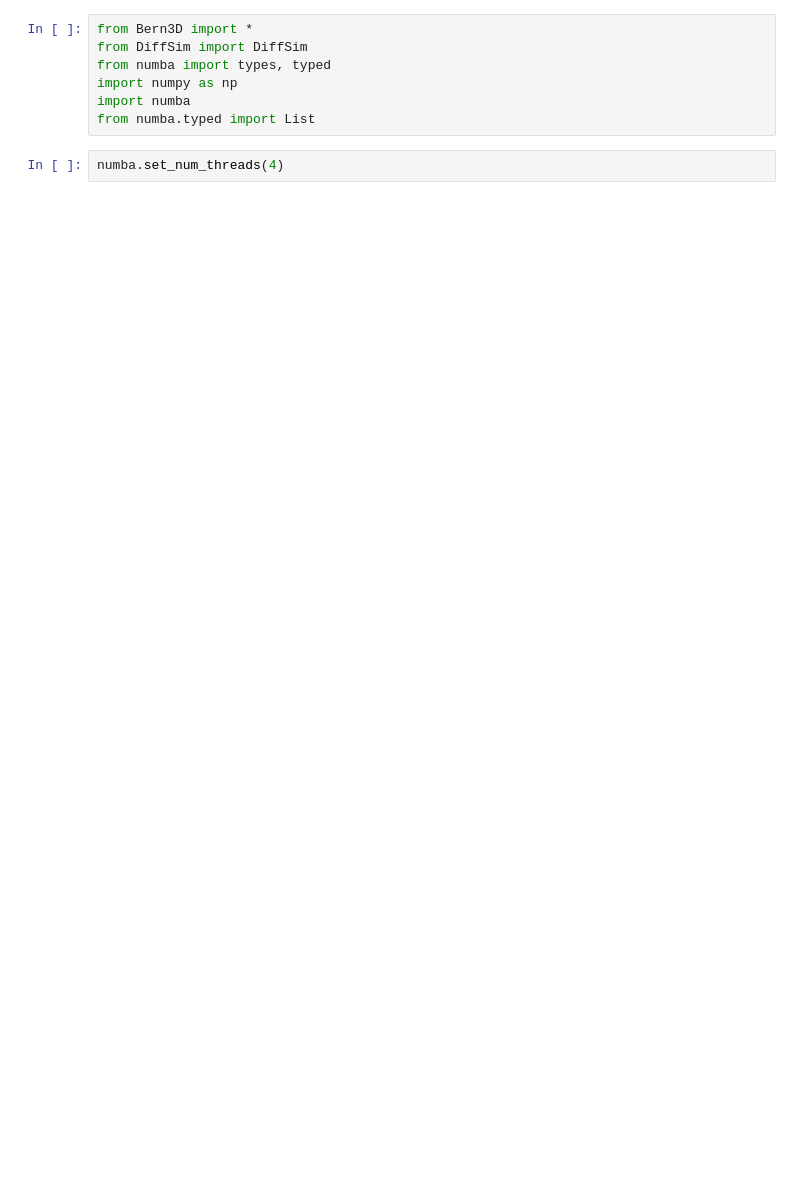
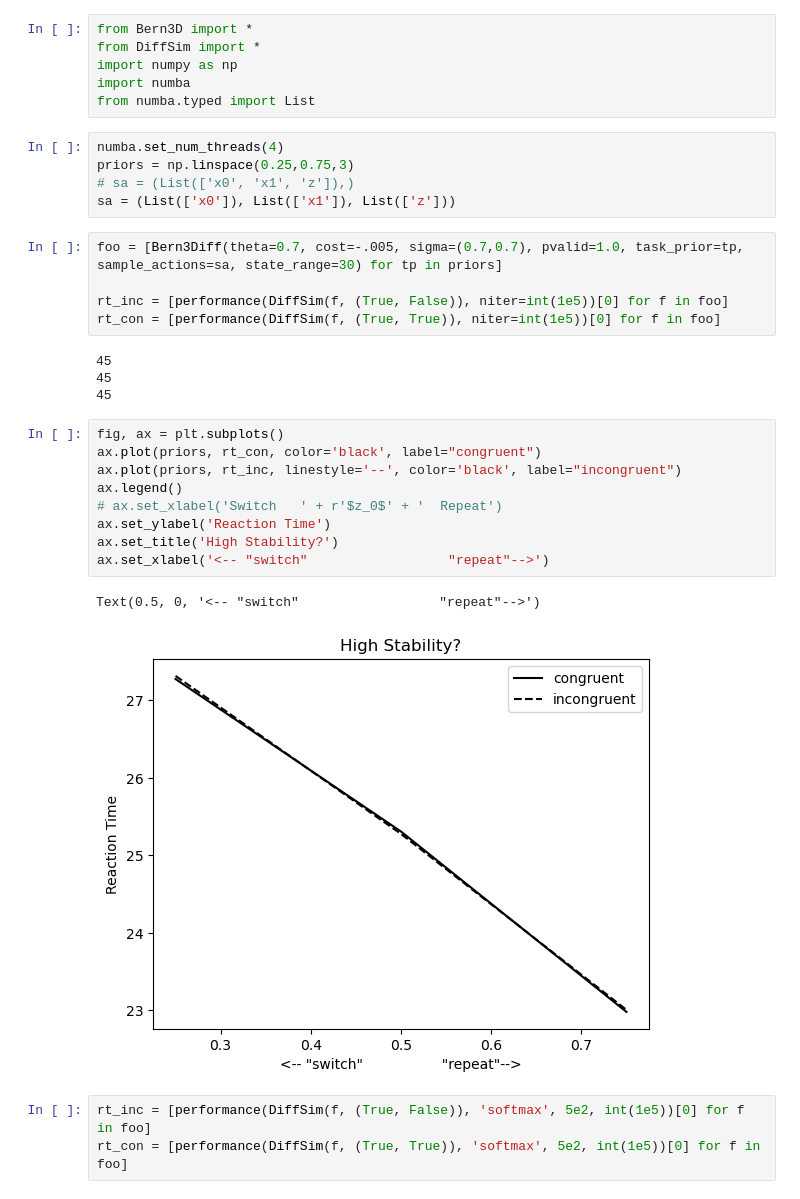
Before and after one commit to thewart/missionambiguous, a Jupyter notebook: cosynefig.ipynb, the cells around one changed output. Saved outputs shown, nothing was run; the diff lists cells and outputs as text; blank space fills up the shorter version.

```diff
--- a/cosynefig.ipynb
+++ b/cosynefig.ipynb
@@ -1,9 +1,35 @@
 # %%
 from Bern3D import *
-from DiffSim import DiffSim
-from numba import types, typed
+from DiffSim import *
 import numpy as np
 import numba
 from numba.typed import List
-# %%
-numba.set_num_threads(4)
+# %%
+numba.set_num_threads(4)
+priors = np.linspace(0.25,0.75,3)
+# sa = (List(['x0', 'x1', 'z']),)
+sa = (List(['x0']), List(['x1']), List(['z']))
+# %%
+foo = [Bern3Diff(theta=0.7, cost=-.005, sigma=(0.7,0.7), pvalid=1.0, task_prior=tp, sample_actions=sa, state_range=30) for tp in priors]
+
+rt_inc = [performance(DiffSim(f, (True, False)), niter=int(1e5))[0] for f in foo]
+rt_con = [performance(DiffSim(f, (True, True)), niter=int(1e5))[0] for f in foo]
+# %% [output]
+45
+45
+45
+# %%
+fig, ax = plt.subplots()
+ax.plot(priors, rt_con, color='black', label="congruent")
+ax.plot(priors, rt_inc, linestyle='--', color='black', label="incongruent")
+ax.legend()
+# ax.set_xlabel('Switch   ' + r'$z_0$' + '  Repeat')
+ax.set_ylabel('Reaction Time')
+ax.set_title('High Stability?')
+ax.set_xlabel('<-- "switch"                  "repeat"-->')
+# %% [output]
+Text(0.5, 0, '<-- "switch"                  "repeat"-->')
+[figure, added]
+# %%
+rt_inc = [performance(DiffSim(f, (True, False)), 'softmax', 5e2, int(1e5))[0] for f in foo]
+rt_con = [performance(DiffSim(f, (True, True)), 'softmax', 5e2, int(1e5))[0] for f in foo]
```
Also changed, not shown: parts of 10 cells of this notebook, 4 other files.
